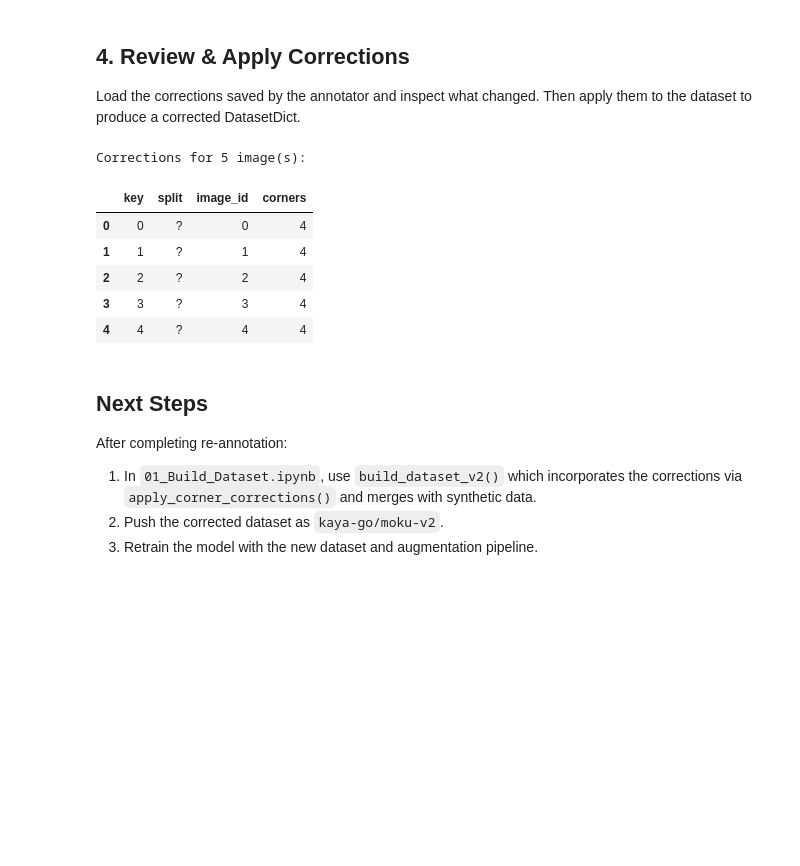
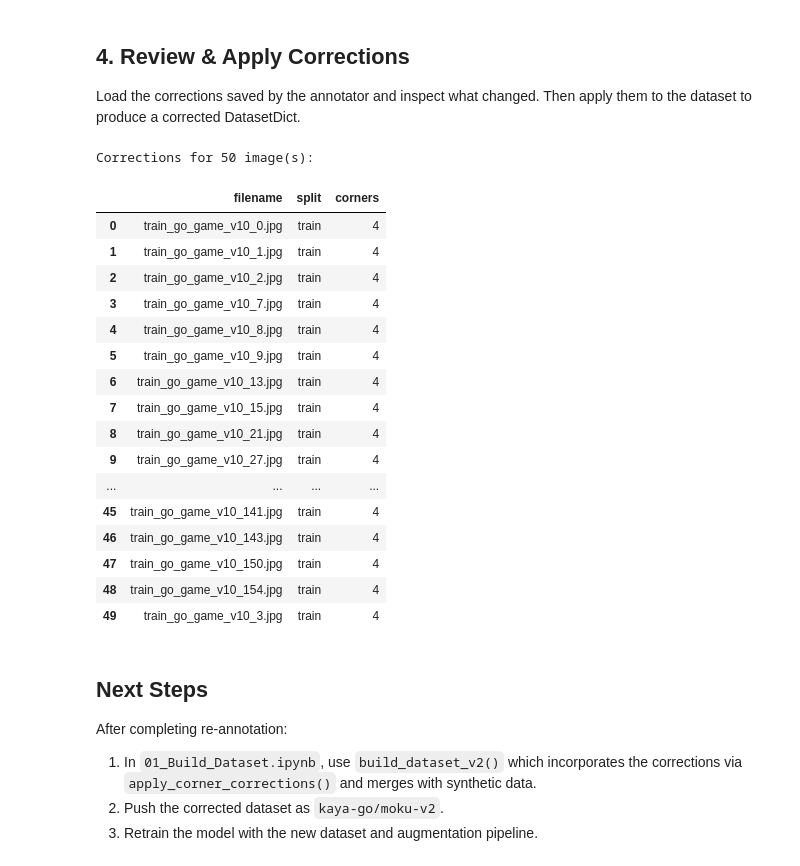
Before and after one commit to kaya-go/moku, a Jupyter notebook: notebooks/05_Annotate.ipynb, the cells around one changed output. Drawn from its saved outputs; the diff is of its cells as text; code cells hidden in the pictures; blank space fills up the shorter version.

```diff
--- a/notebooks/05_Annotate.ipynb
+++ b/notebooks/05_Annotate.ipynb
@@ -105,7 +105,7 @@ You can control which images to include via the `INCLUDE_ALL` flag below:
 - `False` (default) → only flagged images
 - `True` → all images with board_corner annotations (full re-annotation pass)
 # %%
-INCLUDE_ALL = False  # set True to re-annotate everything
+INCLUDE_ALL = True  # set True to re-annotate everything
 
 images_out_dir = ANNOTATE_DIR / "images"
 images_out_dir.mkdir(parents=True, exist_ok=True)
@@ -115,7 +115,6 @@ flagged_ids = set(zip(issues_df["split"], issues_df["image_id"].astype(str)))
 entries  = []
 ann_dict = {}
 seen_keys = set()  # deduplicate (split, source, image_id) combos
-uid_counter = 0    # globally unique ID
 
 for split_name, ds in dataset.items():
     for sample in ds:
@@ -132,9 +131,7 @@ for split_name, ds in dataset.items():
         if not INCLUDE_ALL and not is_flagged:
             continue
 
-        # Globally unique ID and filename
-        uid = uid_counter
-        uid_counter += 1
+        # Use filename as stable key (survives re-exports)
         fname = f"{split_name}_{source}_{iid}.jpg"
 
         # Save image to disk
@@ -147,7 +144,7 @@ for split_name, ds in dataset.items():
         flag_reason = str(row["issues"].values[0]) if len(row) > 0 else ""
 
         entries.append({
-            "id": uid,
+            "id": fname,
             "filename": fname,
             "width": sample["width"],
             "height": sample["height"],
@@ -157,7 +154,7 @@ for split_name, ds in dataset.items():
             "flag_reason": flag_reason,
         })
 
-        # Original annotations
+        # Original annotations (keyed by filename)
         boxes = []
         for ann_id, bbox, cat in zip(
             sample["objects"]["id"],
@@ -167,13 +164,13 @@ for split_name, ds in dataset.items():
             x, y, w, h = bbox
             boxes.append({"id": int(ann_id), "x": float(x), "y": float(y),
                           "w": float(w), "h": float(h), "category": int(cat)})
-        ann_dict[str(uid)] = {"boxes": boxes}
+        ann_dict[fname] = {"boxes": boxes}
 
 # Write images.json
 images_json = ANNOTATE_DIR / "images.json"
 with open(images_json, "w") as f:
     json.dump({"images": entries, "annotations": ann_dict}, f, indent=2)
 
-print(f"Exported {len(entries)} images ({uid_counter} unique) to {images_out_dir}")
+print(f"Exported {len(entries)} images to {images_out_dir}")
 print(f"images.json written to {images_json}")
 # %% [output]
@@ -234,28 +231,40 @@ Then apply them to the dataset to produce a corrected DatasetDict.
 # %%
 if not CORRECTED_FILE.exists():
     print(f"No corrections file found at {CORRECTED_FILE}. Run the annotator first.")
 else:
     with open(CORRECTED_FILE) as f:
         corrections = json.load(f)
 
     print(f"Corrections for {len(corrections)} image(s):")
 
     rows = []
-    for key, corr in corrections.items():
-        split = corr.get("split", "?")
-        row_idx = corr.get("row_idx", -1)
-        image_id = corr.get("image_id", "?")
+    for fname, corr in corrections.items():
+        # Parse filename: {split}_{source}_{imageId}.jpg
+        stem = fname.rsplit(".", 1)[0]
+        parts = stem.split("_")
+        split = parts[0] if parts else "?"
         n_after = sum(1 for b in corr.get("boxes", []) if b["category"] == CATEGORIES["board_corner"])
-        rows.append({"key": key, "split": split, "image_id": image_id, "corners": n_after})
+        rows.append({"filename": fname, "split": split, "corners": n_after})
     display(pd.DataFrame(rows))
 # %% [output]
-Corrections for 5 image(s):
+Corrections for 50 image(s):
-|  | key | split | image_id | corners |
-| 0 | 0 | ? | 0 | 4 |
-| 1 | 1 | ? | 1 | 4 |
-| 2 | 2 | ? | 2 | 4 |
-| 3 | 3 | ? | 3 | 4 |
-| 4 | 4 | ? | 4 | 4 |
+|  | filename | split | corners |
+| 0 | train_go_game_v10_0.jpg | train | 4 |
+| 1 | train_go_game_v10_1.jpg | train | 4 |
+| 2 | train_go_game_v10_2.jpg | train | 4 |
+| 3 | train_go_game_v10_7.jpg | train | 4 |
+| 4 | train_go_game_v10_8.jpg | train | 4 |
+| 5 | train_go_game_v10_9.jpg | train | 4 |
+| 6 | train_go_game_v10_13.jpg | train | 4 |
+| 7 | train_go_game_v10_15.jpg | train | 4 |
+| 8 | train_go_game_v10_21.jpg | train | 4 |
+| 9 | train_go_game_v10_27.jpg | train | 4 |
+| ... | ... | ... | ... |
+| 45 | train_go_game_v10_141.jpg | train | 4 |
+| 46 | train_go_game_v10_143.jpg | train | 4 |
+| 47 | train_go_game_v10_150.jpg | train | 4 |
+| 48 | train_go_game_v10_154.jpg | train | 4 |
+| 49 | train_go_game_v10_3.jpg | train | 4 |
 # %%
 # Apply corrections to the dataset
 if CORRECTED_FILE.exists():
```
Also changed, not shown: parts of 1 cell of this notebook, 9 other files.
